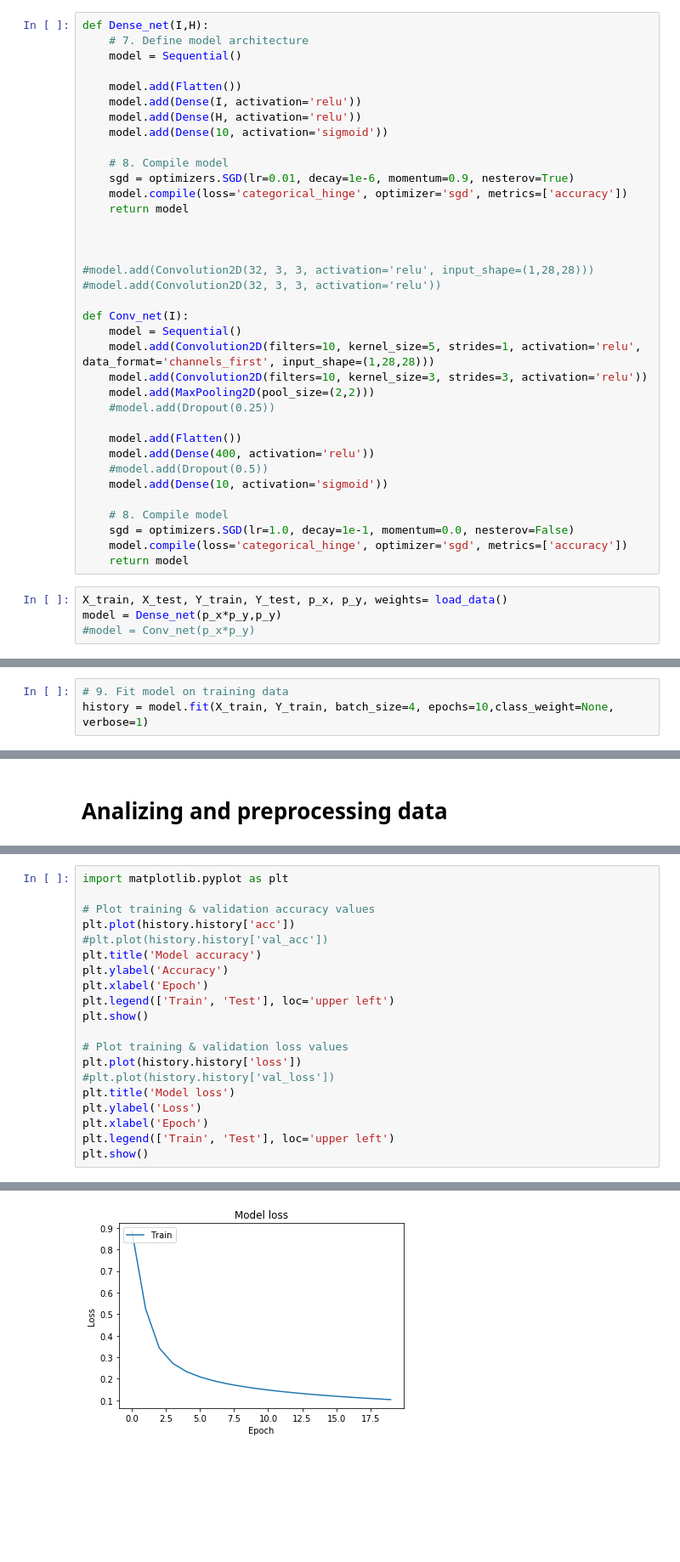
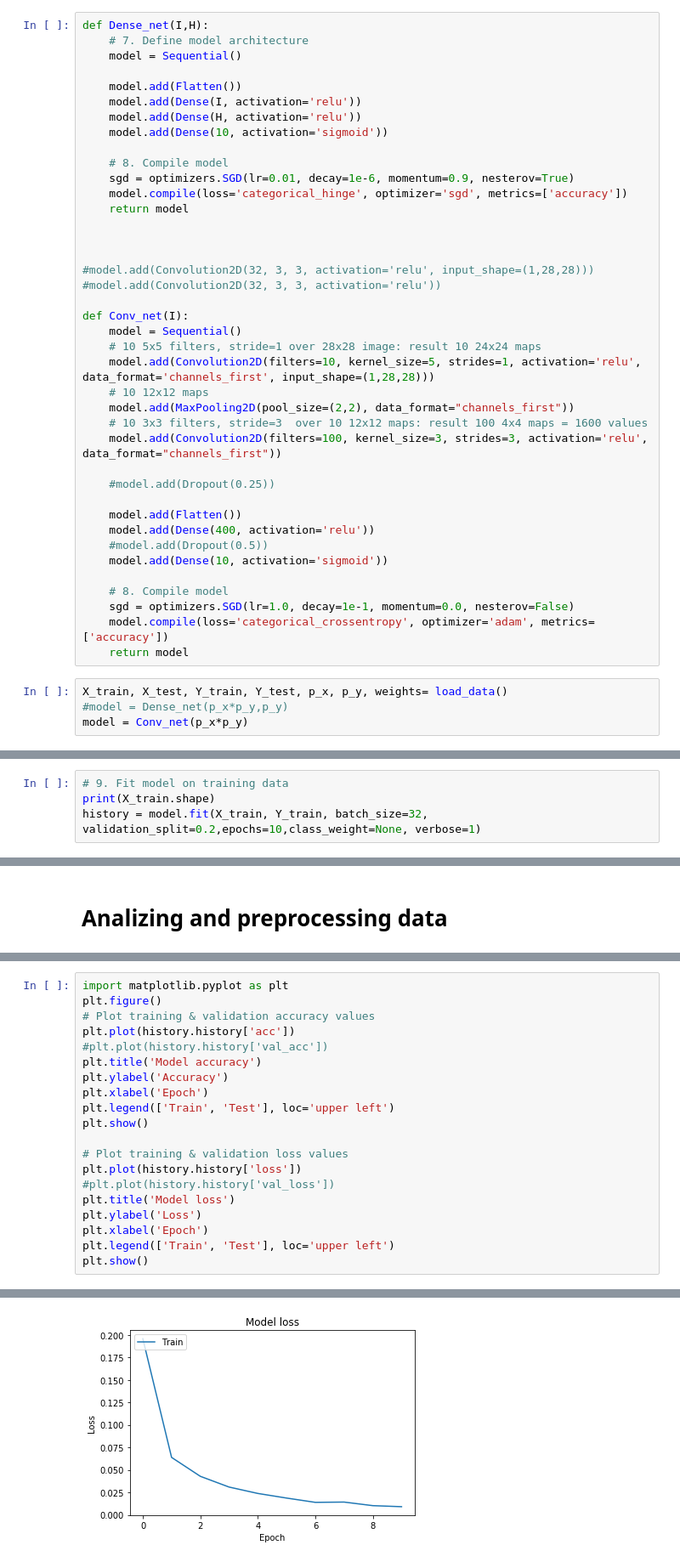
Before and after one commit to DiegoKaram/NN_things, a Jupyter notebook: Keras_1.ipynb, the cells around one changed output, grey strips where cells are left out. Shown at 85% size. Saved outputs shown, nothing was run; the diff lists cells and outputs as text; blank space fills up the shorter version.

```diff
--- a/Keras_1.ipynb
+++ b/Keras_1.ipynb
@@ -67,9 +69,13 @@ def Dense_net(I,H):
 
 def Conv_net(I):
     model = Sequential()
+    # 10 5x5 filters, stride=1 over 28x28 image: result 10 24x24 maps
     model.add(Convolution2D(filters=10, kernel_size=5, strides=1, activation='relu', data_format='channels_first', input_shape=(1,28,28)))
-    model.add(Convolution2D(filters=10, kernel_size=3, strides=3, activation='relu'))
-    model.add(MaxPooling2D(pool_size=(2,2)))
+    # 10 12x12 maps
+    model.add(MaxPooling2D(pool_size=(2,2), data_format="channels_first"))
+    # 10 3x3 filters, stride=3  over 10 12x12 maps: result 100 4x4 maps = 1600 values
+    model.add(Convolution2D(filters=100, kernel_size=3, strides=3, activation='relu', data_format="channels_first"))
+
     #model.add(Dropout(0.25))
 
     model.add(Flatten())
@@ -79,12 +85,12 @@ def Conv_net(I):
 
     # 8. Compile model
     sgd = optimizers.SGD(lr=1.0, decay=1e-1, momentum=0.0, nesterov=False)
-    model.compile(loss='categorical_hinge', optimizer='sgd', metrics=['accuracy'])
+    model.compile(loss='categorical_crossentropy', optimizer='adam', metrics=['accuracy'])
     return model
 # %%
 X_train, X_test, Y_train, Y_test, p_x, p_y, weights= load_data()
-model = Dense_net(p_x*p_y,p_y)
-#model = Conv_net(p_x*p_y)
+#model = Dense_net(p_x*p_y,p_y)
+model = Conv_net(p_x*p_y)
 # %% [output]
 amounts: [5923, 6742, 5958, 6131, 5842, 5421, 5918, 6265, 5851, 5949]
 6742
@@ -92,5 +98,6 @@ proportions: [1.13827452 1.         1.13158778 1.09965748 1.15405683 1.24368198
  1.13923623 1.07613727 1.15228166 1.13329971]
 # %%
 # 9. Fit model on training data
-history = model.fit(X_train, Y_train, batch_size=4, epochs=10,class_weight=None, verbose=1)
+print(X_train.shape)
+history = model.fit(X_train, Y_train, batch_size=32, validation_split=0.2,epochs=10,class_weight=None, verbose=1)
 # %% [output]
@@ -207,6 +209,6 @@ ImportError: Failed to import `pydot`. Please install `pydot`. For example with
 # %%
 import matplotlib.pyplot as plt
-
+plt.figure()
 # Plot training & validation accuracy values
 plt.plot(history.history['acc'])
 #plt.plot(history.history['val_acc'])
@@ -229 +231 @@ plt.show()
-[figure, old version]
+[figure, new version]
```
Also changed, not shown: parts of 6 cells of this notebook, 2 other files.
